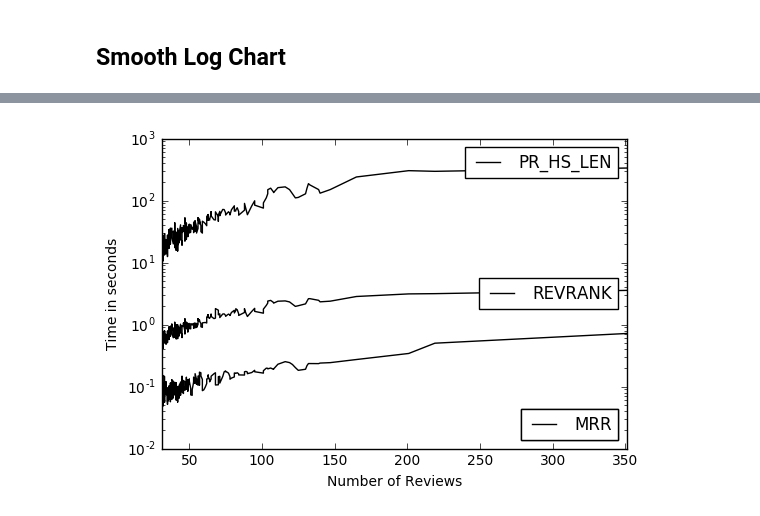
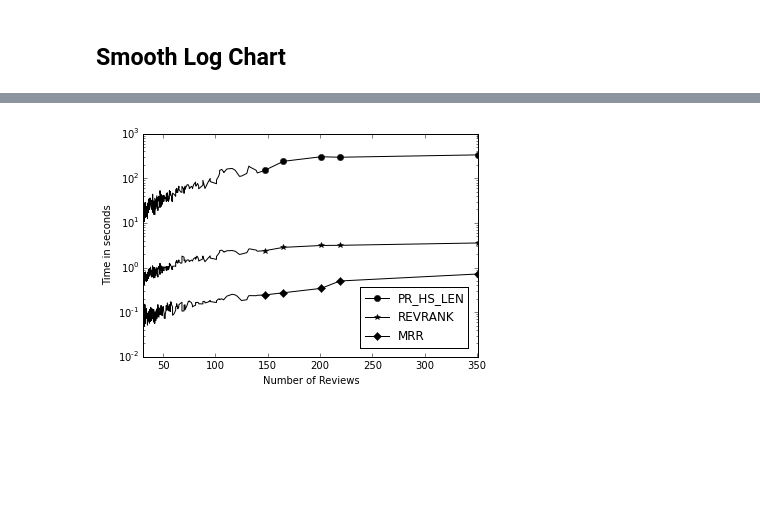
Before and after one commit to vwoloszyn/MRR, a Jupyter notebook: print_performance_chart.ipynb, the cells around one changed output, grey strips where cells are left out. Saved outputs shown, nothing was run; the diff lists cells and outputs as text; code cells hidden in the pictures; blank space fills up the shorter version.

```diff
--- a/print_performance_chart.ipynb
+++ b/print_performance_chart.ipynb
@@ -59,23 +79,33 @@ PR_HS_LEN_performance['smooth_rev'] = smooth(RevRank_performance['time'].values,
 # %%
 fig, ax = plt.subplots()
-
-PR_HS_LEN_performance.plot(ax=ax, kind='line', x='tot_comments', y='smooth_phl', c="k")
-PR_HS_LEN_performance.plot(ax=ax, kind='line', x='tot_comments', y='smooth_rev', c="k")
-PR_HS_LEN_performance.plot(ax=ax, kind='line', x='tot_comments', y='smooth_mhr', c="k")
+markers_on = [250, 300 ]
+PR_HS_LEN_performance.plot(ax=ax, kind='line', marker='o', x='tot_comments', y='smooth_phl', c="k", markevery=(378,1),color='k',label="PR_HS_LEN")
+PR_HS_LEN_performance.plot(ax=ax, kind='line', marker='*', x='tot_comments', y='smooth_rev', c="k",markevery=(378,1),color='k',label="REVRANK")
+PR_HS_LEN_performance.plot(ax=ax, kind='line', marker='D', x='tot_comments', y='smooth_mhr', c="k",markevery=(378,1),color='k',label="MRR")
 
 ax.set_xlabel("Number of Reviews")
 ax.set_ylabel("Time in seconds")
 ax.set_yscale('log')
 
-first_legend = plt.legend(['PR_HS_LEN'], loc='upper right')
-ax = plt.gca().add_artist(first_legend)
+#first_legend = plt.legend(['PR_HS_LEN'], loc='upper right')
+#ax = plt.gca().add_artist(first_legend)
 
-second_legend = plt.legend(['REVRANK'], loc='center right')
-ax = plt.gca().add_artist(second_legend)
+# second_legend = plt.legend(['REVRANK'], loc='center right')
+# ax = plt.gca().add_artist(second_legend)
 
-third_legend = plt.legend(['MRR'], loc='lower right')
-ax = plt.gca().add_artist(third_legend)
+# third_legend = plt.legend(['MRR'], loc='lower right')
+# ax = plt.gca().add_artist(third_legend)
 
+# plt.figtext(0.65, 0.76, '- PR_HS_LEN', color='black', weight='roman',
+#              size='large', bbox={'facecolor':'white', })
+
+# plt.figtext(0.65, 0.45, '- REVRANK', color='black', weight='roman',
+#              size='large', bbox={'facecolor':'white', })
+
+# plt.figtext(0.65, 0.33, '- MRR', color='black', weight='roman',
+#              size='large', bbox={'facecolor':'white', })
+
+plt.legend(numpoints=1,loc="upper left", bbox_to_anchor=(0.63,0.34))
 plt.show()
 # %% [output]
-[figure, old version]
+[figure, new version]
```
Also changed, not shown: parts of 2 cells of this notebook, 11 other files.
